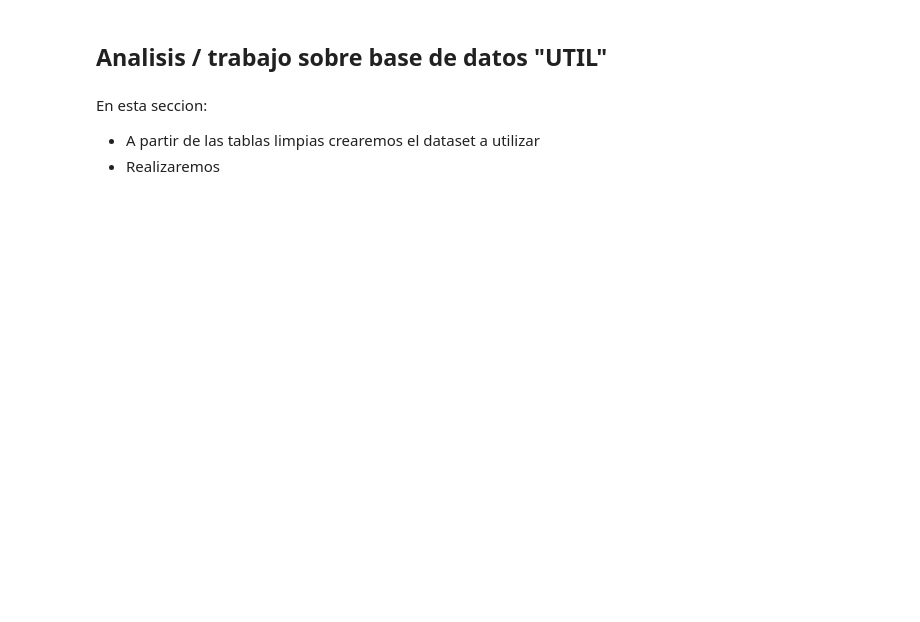
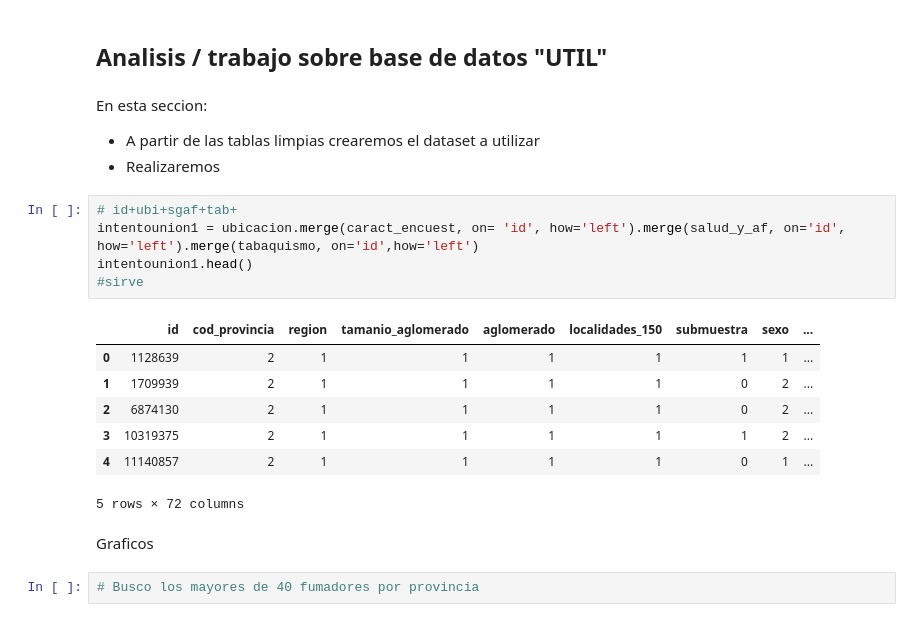
Before and after one commit to Data-Science-YPF/factores_riesgo, a Jupyter notebook: analisisBD.ipynb, the cells around one changed output. Cells and saved outputs as stored; diff of their text form; blank space fills up the shorter version.

```diff
--- a/analisisBD.ipynb
+++ b/analisisBD.ipynb
@@ -402,3 +583,20 @@ Index(['id', 'salud_actual', 'nivel_de_movilidad',
 En esta seccion:
 + A partir de las tablas limpias crearemos el dataset a utilizar
 + Realizaremos
+# %%
+# id+ubi+sgaf+tab+
+intentounion1 = ubicacion.merge(caract_encuest, on= 'id', how='left').merge(salud_y_af, on='id', how='left').merge(tabaquismo, on='id',how='left')
+intentounion1.head()
+#sirve
+# %% [output]
+|  | id | cod_provincia | region | tamanio_aglomerado | aglomerado | localidades_150 | submuestra | sexo | ... |
+| 0 | 1128639 | 2 | 1 | 1 | 1 | 1 | 1 | 1 | ... |
+| 1 | 1709939 | 2 | 1 | 1 | 1 | 1 | 0 | 2 | ... |
+| 2 | 6874130 | 2 | 1 | 1 | 1 | 1 | 0 | 2 | ... |
+| 3 | 10319375 | 2 | 1 | 1 | 1 | 1 | 1 | 2 | ... |
+| 4 | 11140857 | 2 | 1 | 1 | 1 | 1 | 0 | 1 | ... |
+5 rows × 72 columns
+# %% [markdown]
+Graficos
+# %%
+# Busco los mayores de 40 fumadores por provincia
```
Also changed, not shown: parts of 21 cells of this notebook, 1 other file.
